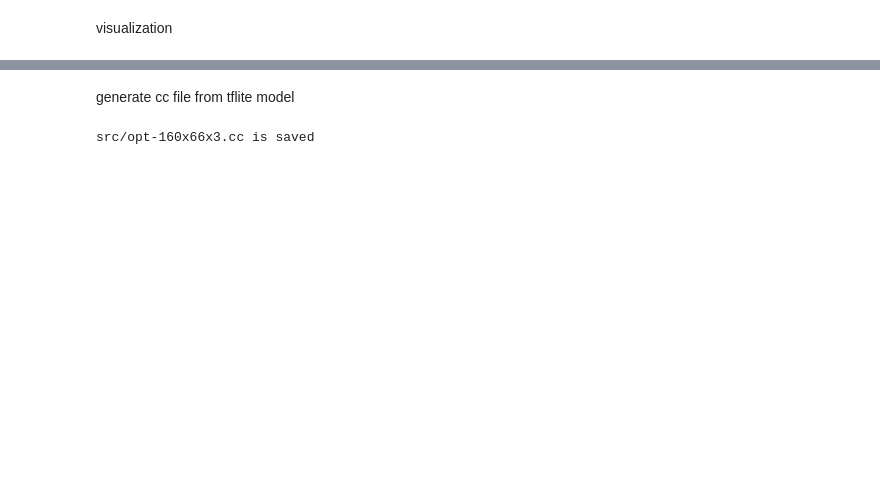
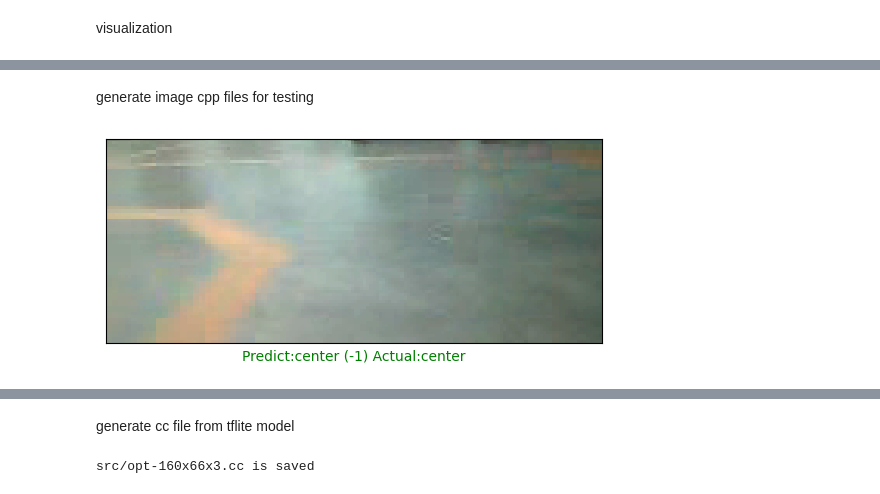
Before and after one commit to heechul/DeepPicar-ESP32S3, a Jupyter notebook: RunAll.ipynb, the cells around one changed output, grey strips where cells are left out. Cells and saved outputs as stored; diff of their text form; code cells hidden in the pictures; blank space fills up the shorter version.

Commit message:
tflite debug code addition

```diff
--- a/RunAll.ipynb
+++ b/RunAll.ipynb
@@ -314,3 +314,24 @@ for i in range(3):
+# %% [markdown]
+generate image cpp files for testing
+# %%
+idx=100
+img = x_test[idx]
+# Write a C source file of the image for debugging purposes (to check if the model output is correct)
+with open('src/img.h', 'w') as f:
+    f.write('#ifndef IMG_TEST_DATA\n')
+    f.write('#define IMG_TEST_DATA\n')
+    f.write('const signed char img_data[] = {')
+    for i in range(0, len(img.flatten())):
+        f.write(str(img.flatten()[i]))
+        if i < len(img.flatten()) - 1:
+            f.write(',')
+    f.write('};\n')
+    f.write('#endif\n')
+
+plot_image(idx, pred, ground, x_test)
+plt.show()
+# %% [output]
+[figure, added]
 # %%
 # Save both the Keras and TFLite models
 print("Model Save")
```
Also changed, not shown: parts of 5 cells of this notebook, 8 other files.
